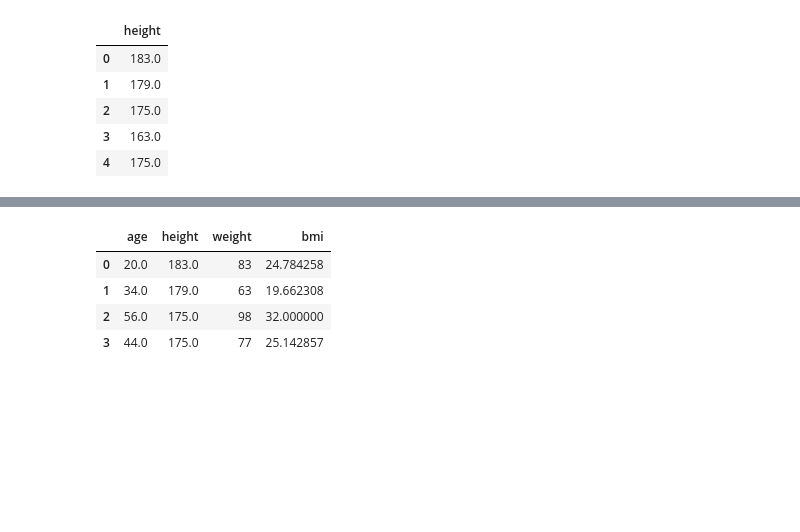
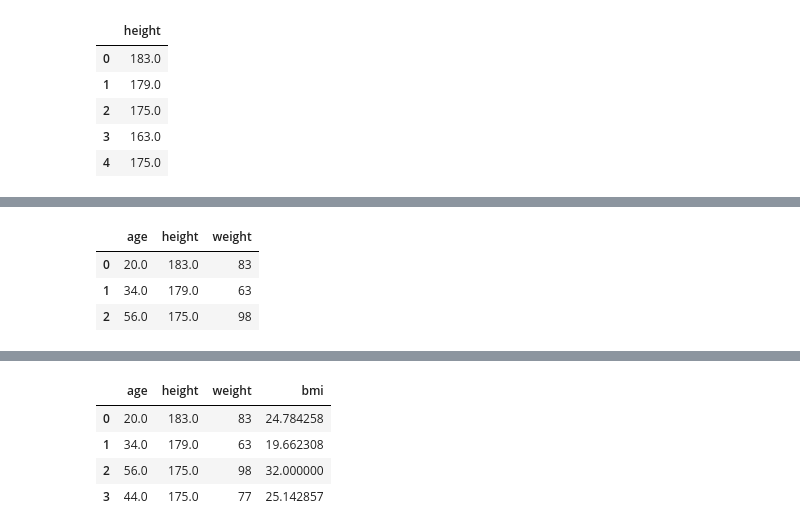
Before and after one commit to jnkng/reporting_python, a Jupyter notebook: _sources/04_data.ipynb, the cells around one changed output, grey strips where cells are left out. Drawn from its saved outputs; the diff is of its cells as text; code cells hidden in the pictures; blank space fills up the shorter version.

```diff
--- a/_sources/04_data.ipynb
+++ b/_sources/04_data.ipynb
@@ -173,3 +183,12 @@ my_df
+# %%
+# drop rows where specific columns show duplicate values with subset=
+my_df_no_dup_height = my_df.drop_duplicates(subset=['height'])
+my_df_no_dup_height
+# %% [output]
+|  | age | height | weight |
+| 0 | 20.0 | 183.0 | 83 |
+| 1 | 34.0 | 179.0 | 63 |
+| 2 | 56.0 | 175.0 | 98 |
 # %%
 # correlation matrix
 my_df.corr()
```
Also changed, not shown: parts of 3 cells of this notebook, 9 other files.
